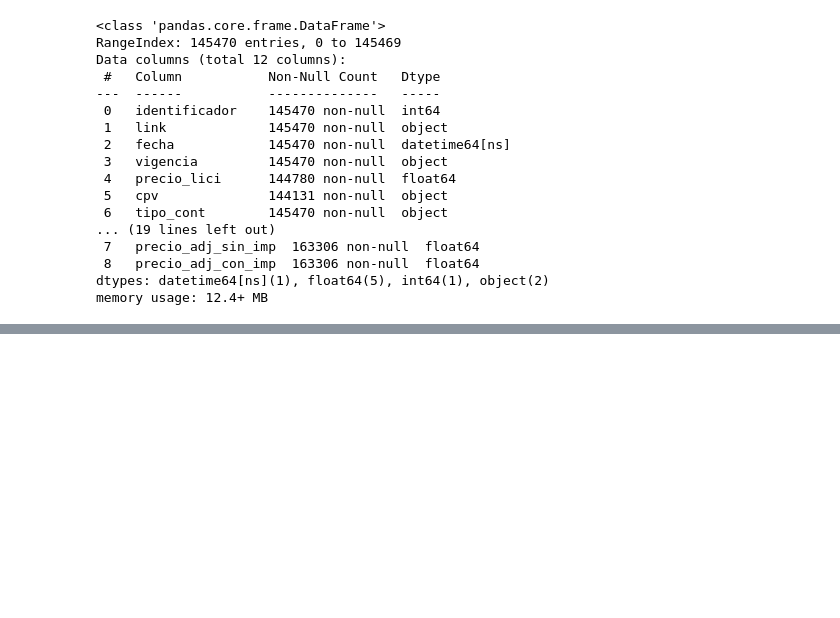
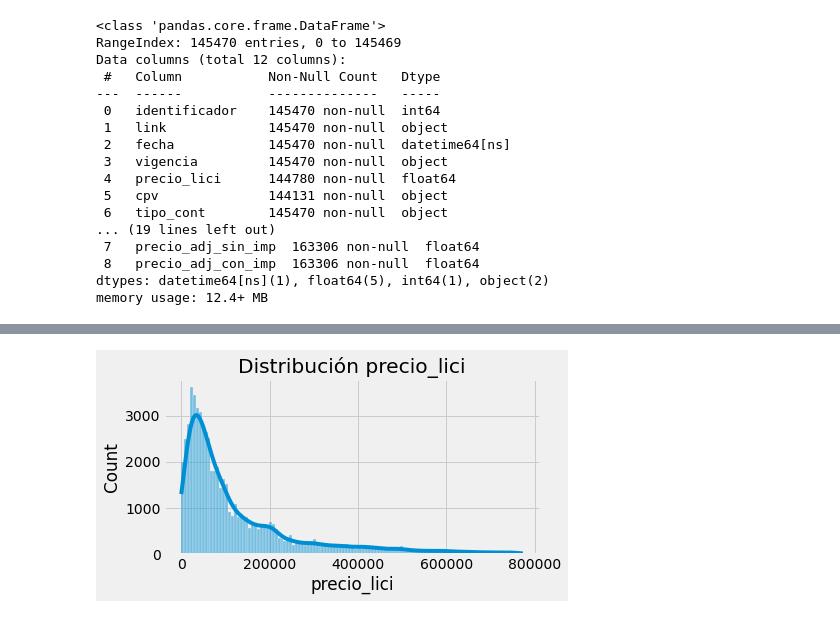
Before and after one commit to RAGMdE/Proyectos_TB, a Jupyter notebook: ml_proyect/mi_proyecto3.ipynb, the cells around one changed output, grey strips where cells are left out. Cells and saved outputs as stored; diff of their text form; code cells hidden in the pictures; blank space fills up the shorter version.

```diff
--- a/ml_proyect/mi_proyecto3.ipynb
+++ b/ml_proyect/mi_proyecto3.ipynb
@@ -180,9 +204,9 @@ df_final5.describe().style.format(precision=2)
 # %%
 #Eliminacion de licitación con importes muy altos
-# Se consideran anolas las licitaciones superiores a 50.000.000
+# Se consideran anomalas las licitaciones superiores a 50.000.000
 
 df_final5=df_final5.drop(df_final5[df_final5['precio_lici']>50000000].index)
-df_fial5 =df_final5.reset_index(drop=True)
+df_final5 =df_final5.reset_index(drop=True)
 # %%
 #Outliers
 #==========================================================
@@ -221,5 +251,6 @@ datos = df_final5.iloc[lista_final_index].reset_index(drop=True)
 # %%
 #Creacion variable porcentaje de licitacion
 #=========================================================
-# Dado que el precio_adj tiene una clara correlación con el de licitacion,s e crea la vairable porcentaje
-df_final5['por_adj']=df_final5['precio_adj_sin_imp']/df_final5['precio_lici']
+# Dado que el precio_adj tiene una clara correlación con el de licitacion,se crea la vairable porcentaje
+datos['por_adj']=datos['precio_adj_sin_imp']/datos['precio_lici']
+datos = datos[['precio_lici','tipo_cont','tipo_pro','por_adj']]
@@ -233,28 +268,9 @@ ax.set_xlabel('por_adj');
 # %%
-# Gráfico de distribución para cada variable numérica
+# Gráfico de distribución para la variable numérica
 # ==============================================================================
-fig, axes = plt.subplots(nrows=3, ncols=3, figsize=(12, 7))
-axes = axes.flat
-columnas_numeric = datos.select_dtypes(include=['float64', 'int']).columns
-columnas_numeric = columnas_numeric.drop('por_adj')
-
-for i, colum in enumerate(columnas_numeric):
-    sns.histplot(
-        data    = datos,
-        x       = colum,
-        stat    = "count",
-        kde     = True,
-        color   = (list(plt.rcParams['axes.prop_cycle'])*2)[i]["color"],
-        line_kws= {'linewidth': 2},
-        alpha   = 0.3,
-        ax      = axes[i]
-    )
-    axes[i].set_title(colum, fontsize = 7, fontweight = "bold")
-    axes[i].tick_params(labelsize = 6)
-    axes[i].set_xlabel("")
-    axes[i].set_ylabel("")
-
-
-fig.tight_layout()
-plt.subplots_adjust(top = 0.9)
-fig.suptitle('Distribución variables numéricas', fontsize = 10, fontweight = "bold");
+ig, ax = plt.subplots(nrows=1, ncols=1, figsize=(6, 3))
+sns.histplot(data=datos, x='precio_lici', kde=True,ax=ax)
+ax.set_title("Distribución precio_lici")
+ax.set_xlabel('precio_lici');
+# %% [output]
+[figure, added]
```
Also changed, not shown: parts of 14 cells of this notebook, 2 other files.
